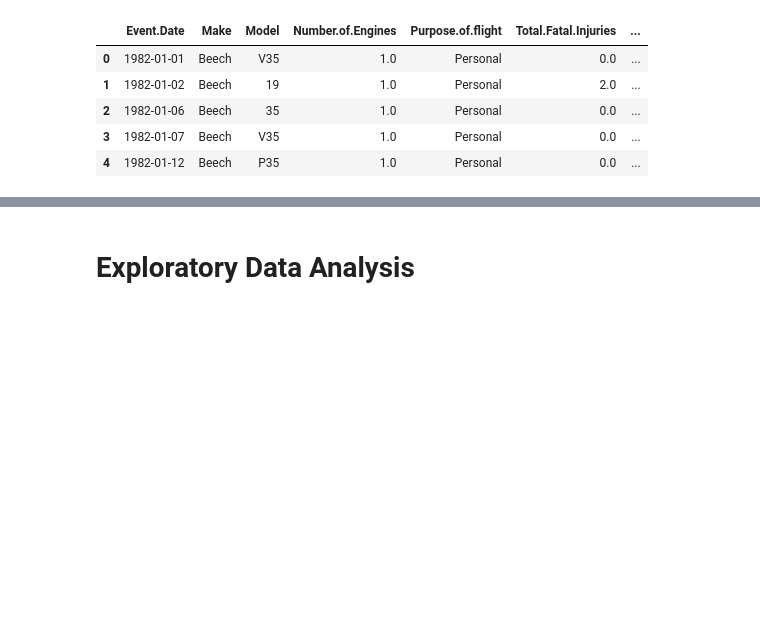
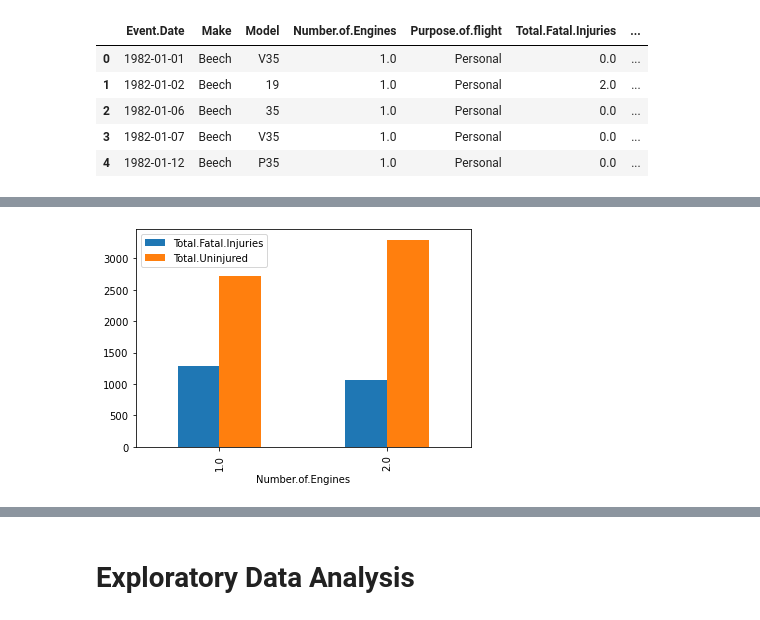
Before and after one commit to morgannash1/phase1_project, a Jupyter notebook: notebook.ipynb, the cells around one changed output, grey strips where cells are left out. Saved outputs shown, nothing was run; the diff lists cells and outputs as text; code cells hidden in the pictures; blank space fills up the shorter version.

```diff
--- a/notebook.ipynb
+++ b/notebook.ipynb
@@ -547,0 +506,9 @@ memory usage: 496.9+ KB
+# %%
+beech= beech[beech['Number.of.Engines'] != 0.0]
+# %%
+grouped_beech= beech.groupby(['Number.of.Engines'])['Total.Fatal.Injuries', 'Total.Uninjured']
+agg_grouped_beech= grouped_beech.sum()
+agg_grouped_beech.plot(kind='bar')
+plt.show()
+# %% [output]
+[figure, added]
```
Also changed, not shown: parts of 14 cells of this notebook.
